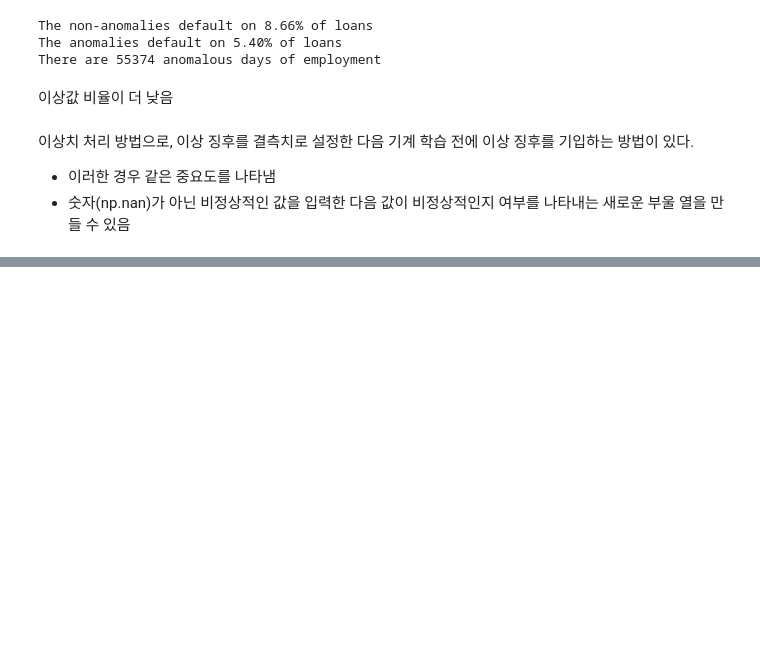
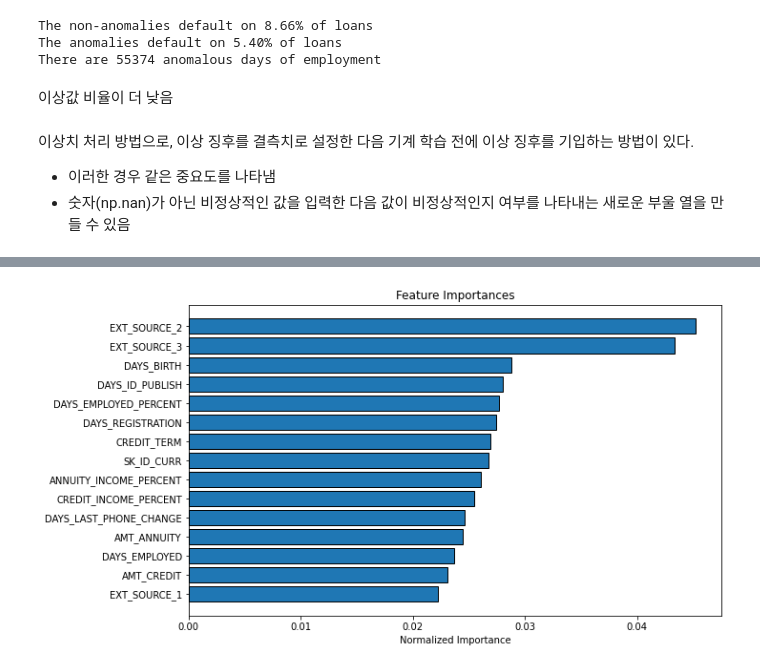
Before and after one commit to seokhee516/kaggle-practice, a Jupyter notebook: Binary classification/Home Credit Default Risk/Introduction: Home Credit Default Risk Competition.ipynb, the cells around one changed output, grey strips where cells are left out. Saved outputs shown, nothing was run; the diff lists cells and outputs as text; code cells hidden in the pictures; blank space fills up the shorter version.

```diff
--- a/Binary classification/Home Credit Default Risk/Introduction: Home Credit Default Risk Competition.ipynb
+++ b/Binary classification/Home Credit Default Risk/Introduction: Home Credit Default Risk Competition.ipynb
@@ -281,0 +612,6 @@ There are 55374 anomalous days of employment
+# %%
+# Train on the training data
+random_forest_poly.fit(poly_features, train_labels)
+
+# Make predictions on the test data
+predictions = random_forest_poly.predict_proba(poly_features_test)[:, 1]
@@ -281,0 +702,4 @@ There are 55374 anomalous days of employment
+# %%
+feature_importances_domain_sorted = plot_feature_importances(feature_importances_domain)
+# %% [output]
+[figure, added]
```
Also changed, not shown: parts of 49 cells of this notebook.
